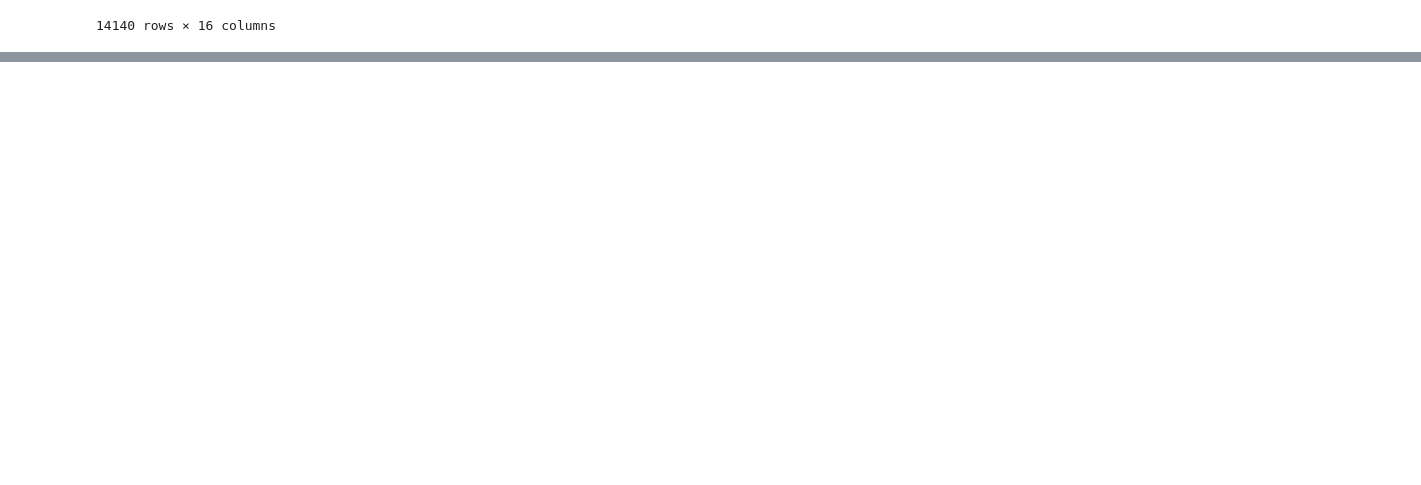
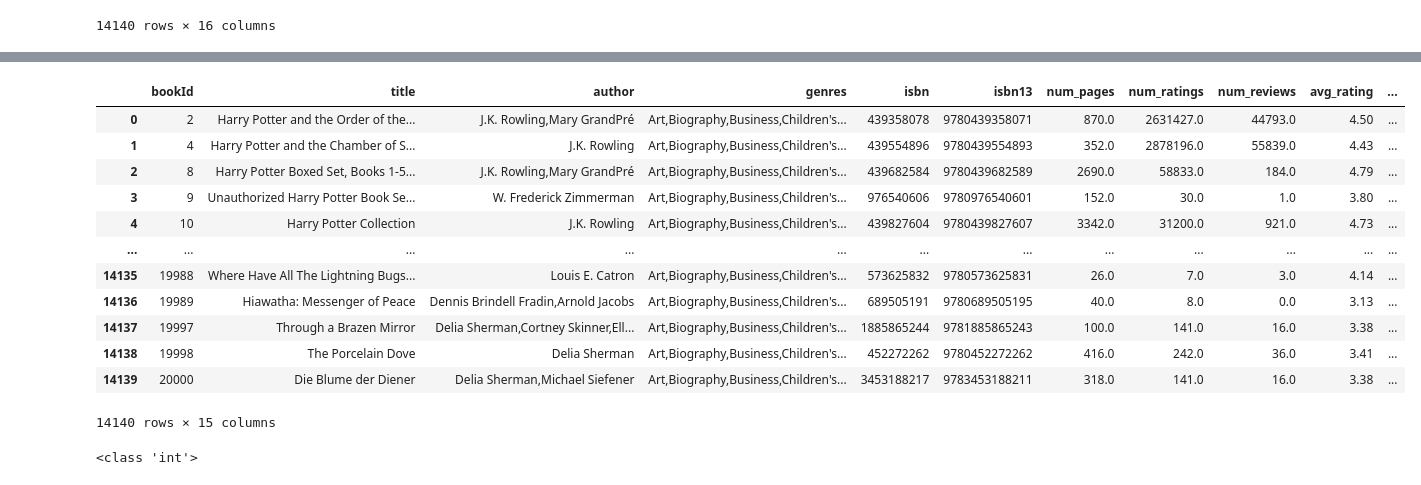
Before and after one commit to mks2122/libraryManagement, a Jupyter notebook: data/Books_data/adding_books.ipynb, the cells around one changed output, grey strips where cells are left out. Cells and saved outputs as stored; diff of their text form; code cells hidden in the pictures; blank space fills up the shorter version.

Commit message:
Data added to SQL

```diff
--- a/data/Books_data/adding_books.ipynb
+++ b/data/Books_data/adding_books.ipynb
@@ -143,0 +147,3 @@ df
+# %%
+df = pd.read_csv("Cleaned_data.csv")
+df.head()
@@ -143,0 +157,18 @@ df
+# %%
+df.drop(['Unnamed: 0','Unnamed: 0.1'],axis=1,inplace=True)
+# %%
+df
+# %% [output]
+|  | bookId | title | author | genres | isbn | isbn13 | num_pages | num_ratings | num_reviews | avg_rating | ... |
+| 0 | 2 | Harry Potter and the Order of the... | J.K. Rowling,Mary GrandPré | Art,Biography,Business,Children's... | 439358078 | 9780439358071 | 870.0 | 2631427.0 | 44793.0 | 4.50 | ... |
+| 1 | 4 | Harry Potter and the Chamber of S... | J.K. Rowling | Art,Biography,Business,Children's... | 439554896 | 9780439554893 | 352.0 | 2878196.0 | 55839.0 | 4.43 | ... |
+| 2 | 8 | Harry Potter Boxed Set, Books 1-5... | J.K. Rowling,Mary GrandPré | Art,Biography,Business,Children's... | 439682584 | 9780439682589 | 2690.0 | 58833.0 | 184.0 | 4.79 | ... |
+| 3 | 9 | Unauthorized Harry Potter Book Se... | W. Frederick Zimmerman | Art,Biography,Business,Children's... | 976540606 | 9780976540601 | 152.0 | 30.0 | 1.0 | 3.80 | ... |
+| 4 | 10 | Harry Potter Collection | J.K. Rowling | Art,Biography,Business,Children's... | 439827604 | 9780439827607 | 3342.0 | 31200.0 | 921.0 | 4.73 | ... |
+| ... | ... | ... | ... | ... | ... | ... | ... | ... | ... | ... | ... |
+| 14135 | 19988 | Where Have All The Lightning Bugs... | Louis E. Catron | Art,Biography,Business,Children's... | 573625832 | 9780573625831 | 26.0 | 7.0 | 3.0 | 4.14 | ... |
+| 14136 | 19989 | Hiawatha: Messenger of Peace | Dennis Brindell Fradin,Arnold Jacobs | Art,Biography,Business,Children's... | 689505191 | 9780689505195 | 40.0 | 8.0 | 0.0 | 3.13 | ... |
+| 14137 | 19997 | Through a Brazen Mirror | Delia Sherman,Cortney Skinner,Ell... | Art,Biography,Business,Children's... | 1885865244 | 9781885865243 | 100.0 | 141.0 | 16.0 | 3.38 | ... |
+| 14138 | 19998 | The Porcelain Dove | Delia Sherman | Art,Biography,Business,Children's... | 452272262 | 9780452272262 | 416.0 | 242.0 | 36.0 | 3.41 | ... |
+| 14139 | 20000 | Die Blume der Diener | Delia Sherman,Michael Siefener | Art,Biography,Business,Children's... | 3453188217 | 9783453188211 | 318.0 | 141.0 | 16.0 | 3.38 | ... |
+14140 rows × 15 columns
@@ -143,0 +177,6 @@ df
+# %%
+# Let's select the rows and store them in a tuple
+data = df[['isbn13','title','author','genres']].values
+print(type(data[1][0]))
+# %% [output]
+<class 'int'>
```
Also changed, not shown: parts of 5 cells of this notebook, 3 other files.
